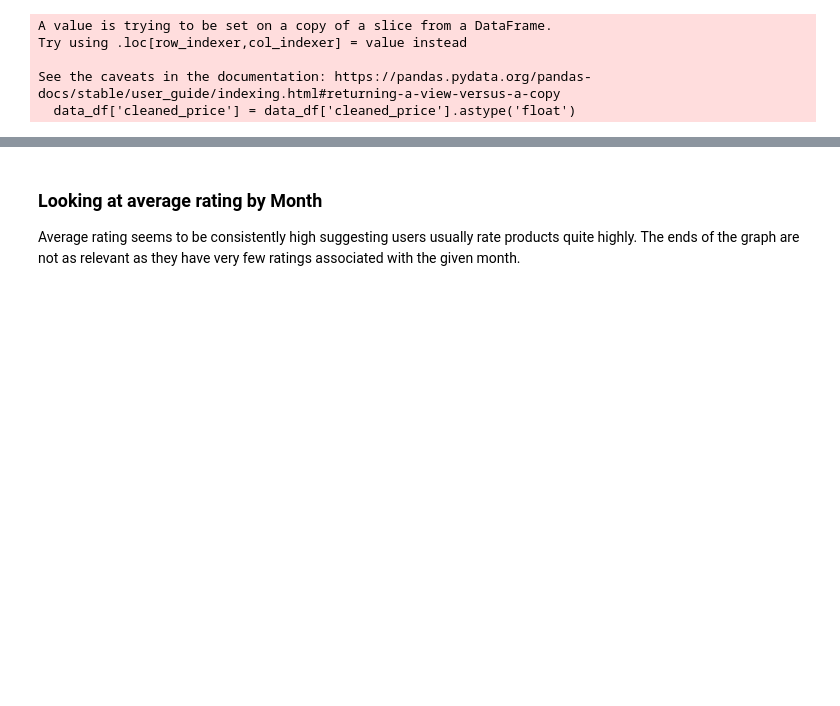
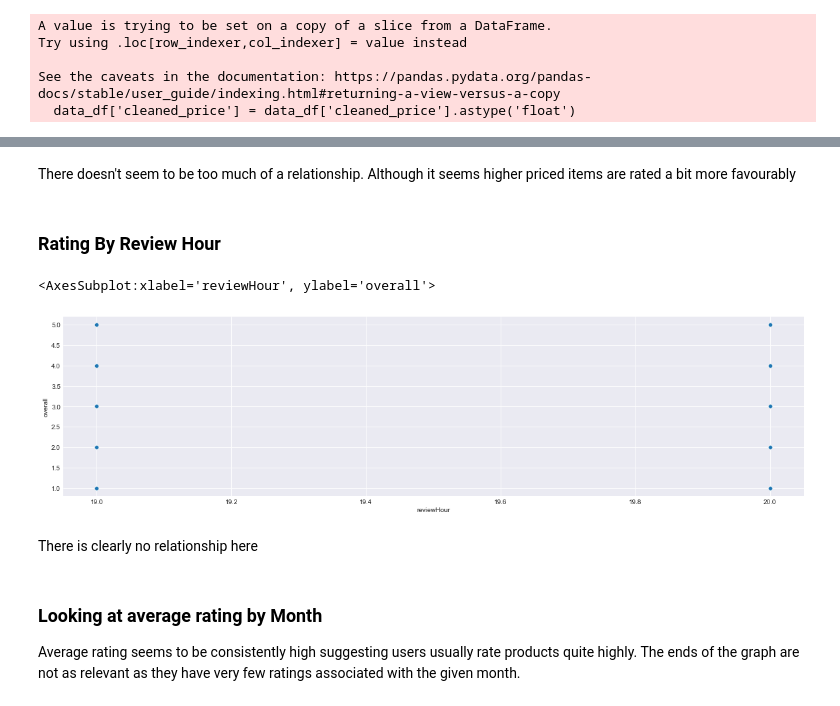
Before and after one commit to MattB17/AmazonRecommenderSystem, a Jupyter notebook: Exploration.ipynb, the cells around one changed output, grey strips where cells are left out. Drawn from its saved outputs; the diff is of its cells as text; code cells hidden in the pictures; blank space fills up the shorter version.

```diff
--- a/Exploration.ipynb
+++ b/Exploration.ipynb
@@ -59,3 +95,15 @@ See the caveats in the documentation: https://pandas.pydata.org/pandas-docs/stab
+# %% [markdown]
+There doesn't seem to be too much of a relationship. Although it seems higher priced items are rated a bit more favourably
+# %% [markdown]
+### Rating By Review Hour
+# %%
+plt.figure(figsize=(20, 5))
+sns.scatterplot(data=analysis_df, x='reviewHour', y='overall')
+# %% [output]
+<AxesSubplot:xlabel='reviewHour', ylabel='overall'>
+[figure, added]
+# %% [markdown]
+There is clearly no relationship here
 # %% [markdown]
 ### Looking at average rating by Month
 
```
Also changed, not shown: parts of 8 cells of this notebook, 2 other files.
